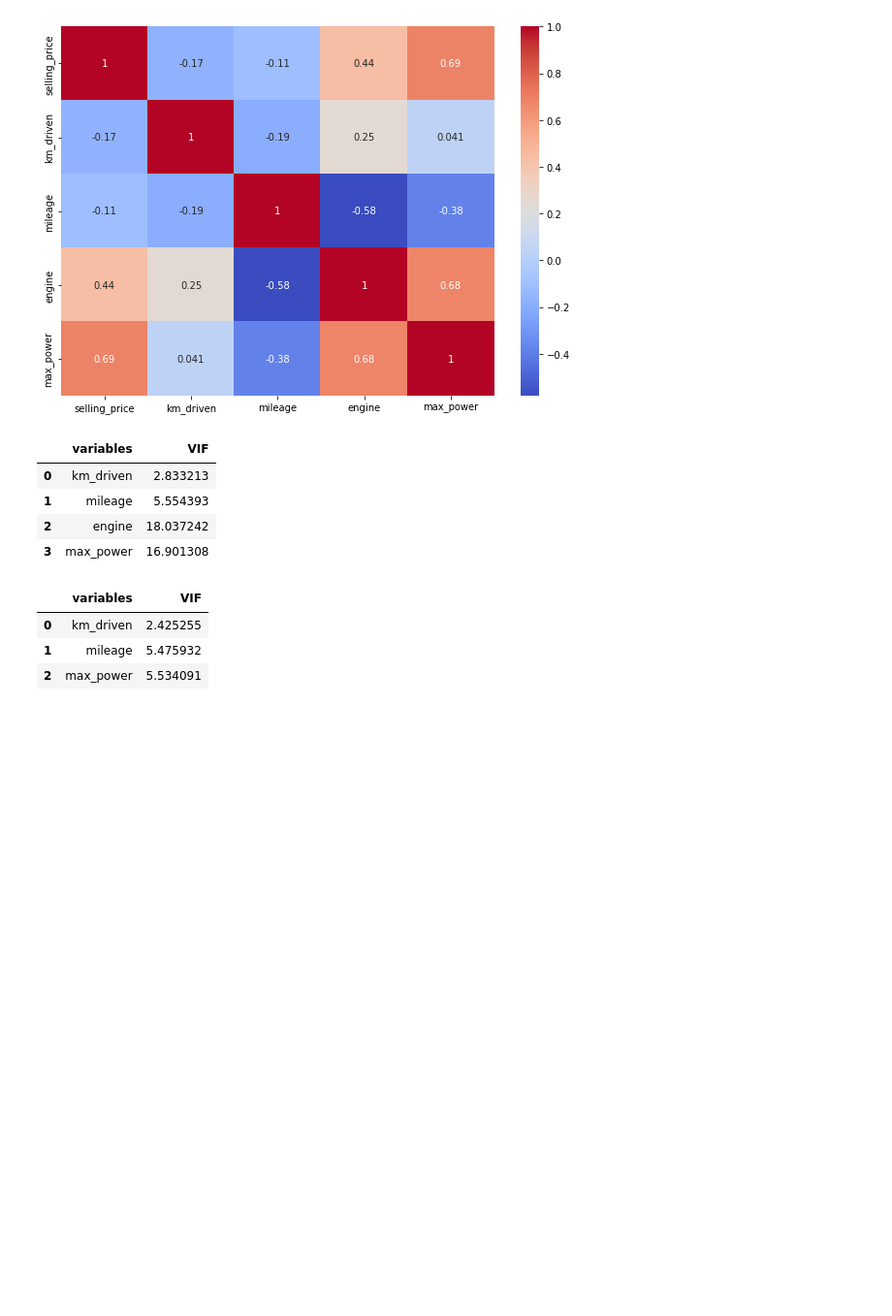
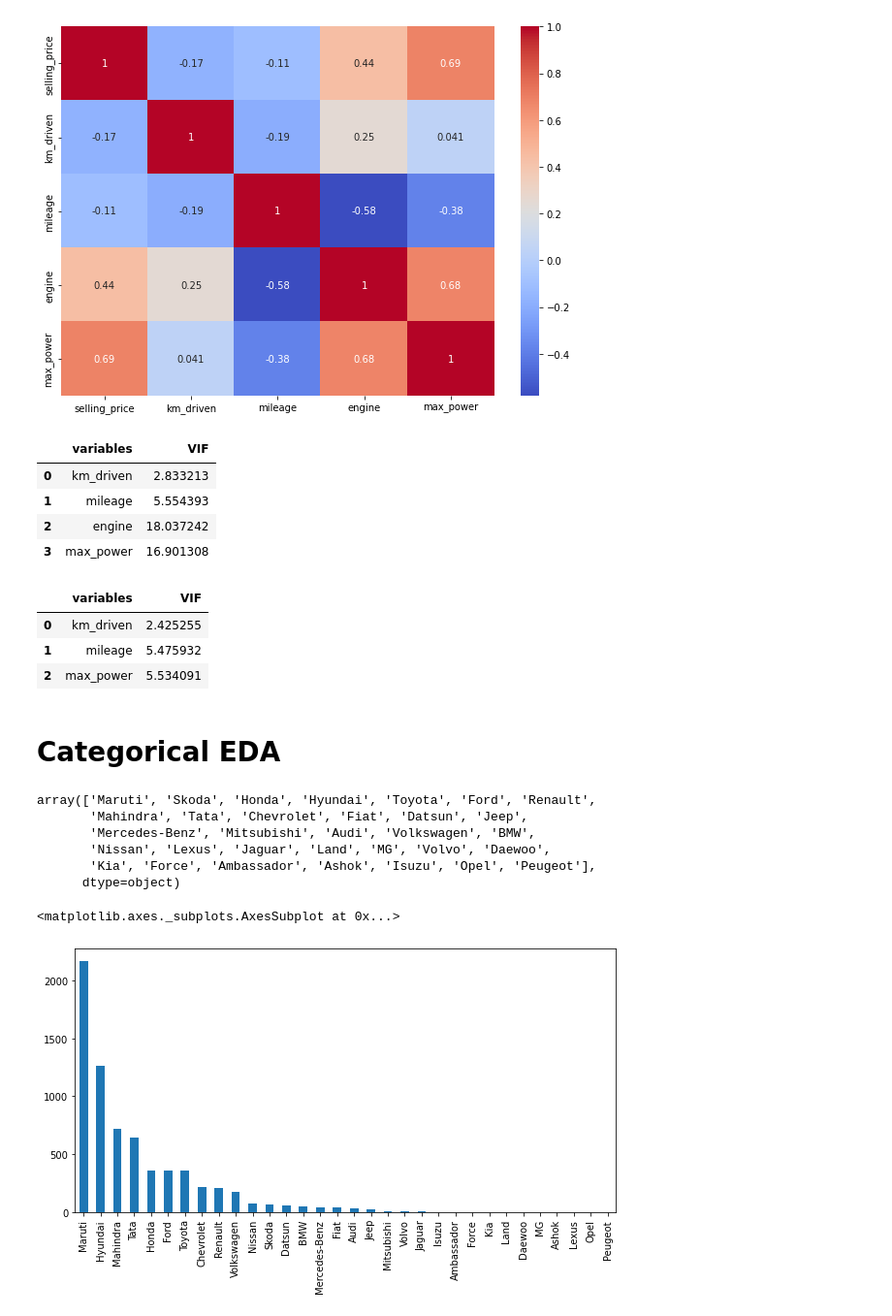
Before and after one commit to Ravinder-Kumar-M/Selling_price-Car_Dekho, a Jupyter notebook: Car_Dekho.ipynb, the cells around one changed output. Shown: that part at 97% size. Saved outputs shown, nothing was run; the diff lists cells and outputs as text; code cells hidden in the pictures; blank space fills up the shorter version.

Commit message:
Categorical EDA

```diff
--- a/Car_Dekho.ipynb
+++ b/Car_Dekho.ipynb
@@ -197,3 +197,5 @@ calc_vif(dataset[[i for i in numerical_feature if i not in ['selling_price', 'en
 | 0 | km_driven | 2.425255 |
 | 1 | mileage | 5.475932 |
 | 2 | max_power | 5.534091 |
+# %% [markdown]
+# Categorical EDA
@@ -199,0 +204,19 @@ calc_vif(dataset[[i for i in numerical_feature if i not in ['selling_price', 'en
+# %%
+dataset['company'] = dataset['name'].apply(lambda x: x.split(' ')[0])
+# %%
+dataset['company'].unique()
+# %% [output]
+array(['Maruti', 'Skoda', 'Honda', 'Hyundai', 'Toyota', 'Ford', 'Renault',
+       'Mahindra', 'Tata', 'Chevrolet', 'Fiat', 'Datsun', 'Jeep',
+       'Mercedes-Benz', 'Mitsubishi', 'Audi', 'Volkswagen', 'BMW',
+       'Nissan', 'Lexus', 'Jaguar', 'Land', 'MG', 'Volvo', 'Daewoo',
+       'Kia', 'Force', 'Ambassador', 'Ashok', 'Isuzu', 'Opel', 'Peugeot'],
+      dtype=object)
+# %%
+df_auto  = dataset['company'].value_counts()
+# %%
+plt.figure(figsize = (10,5))
+df_auto.plot(kind='bar')
+# %% [output]
+<matplotlib.axes._subplots.AxesSubplot at 0x...>
+[figure, added]
```
Also changed, not shown: parts of 13 cells of this notebook.
